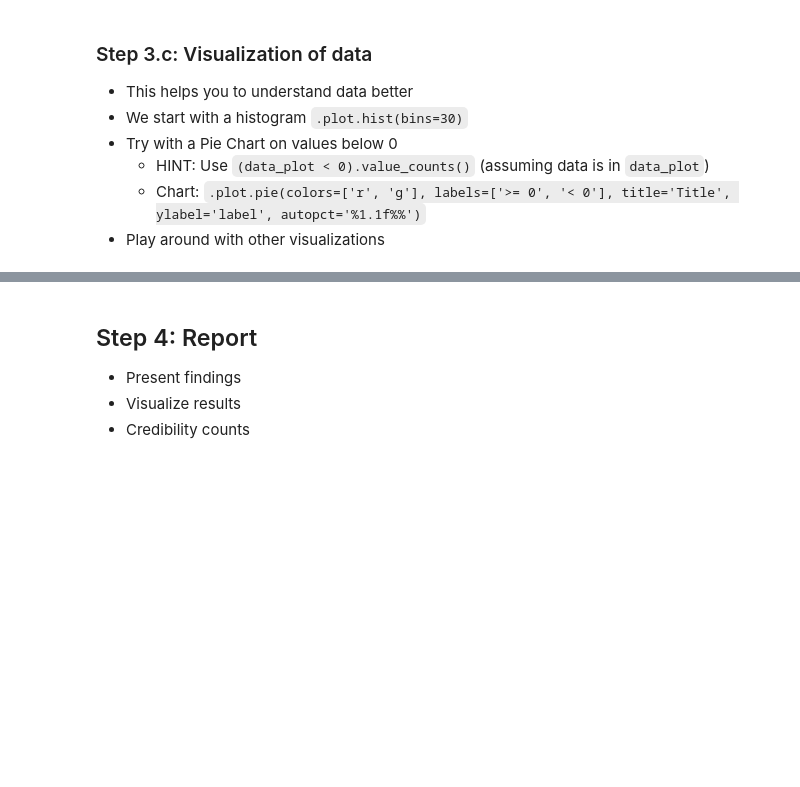
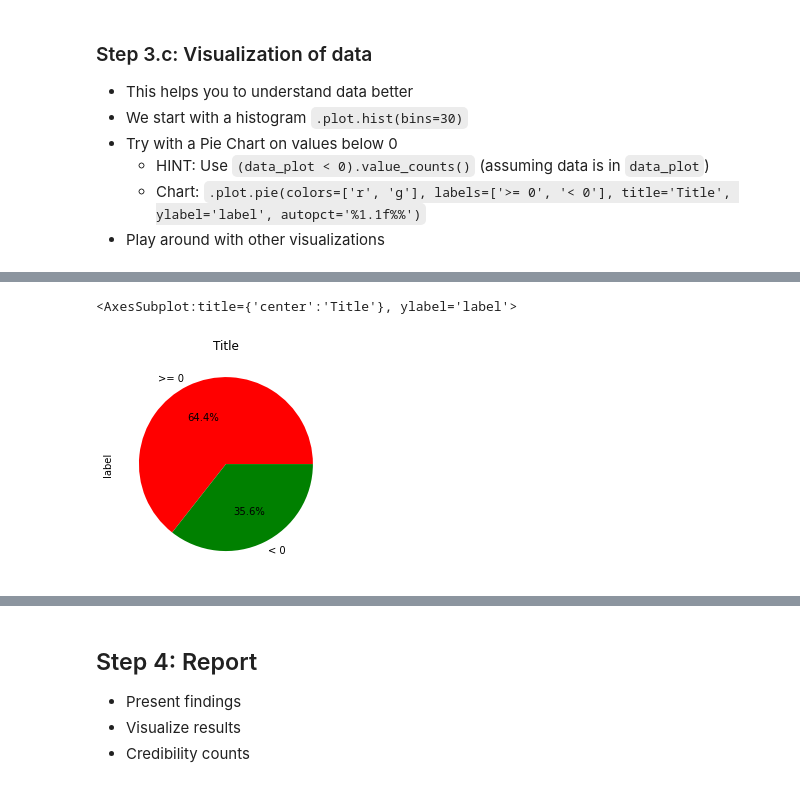
Before and after one commit to Springhawk27/data-science, a Jupyter notebook: 01 - Project - CO2 Per Capita.ipynb, the cells around one changed output, grey strips where cells are left out. Cells and saved outputs as stored; diff of their text form; code cells hidden in the pictures; blank space fills up the shorter version.

```diff
--- a/01 - Project - CO2 Per Capita.ipynb
+++ b/01 - Project - CO2 Per Capita.ipynb
@@ -172,0 +288,5 @@ data.isnull().sum().plot.hist()
+# %%
+(data_plot < 0).value_counts().plot.pie(colors=['r', 'g'], labels=['>= 0', '< 0'], title='Title', ylabel='label', autopct='%1.1f%%')
+# %% [output]
+<AxesSubplot:title={'center':'Title'}, ylabel='label'>
+[figure, added]
```
Also changed, not shown: parts of 18 cells of this notebook.
